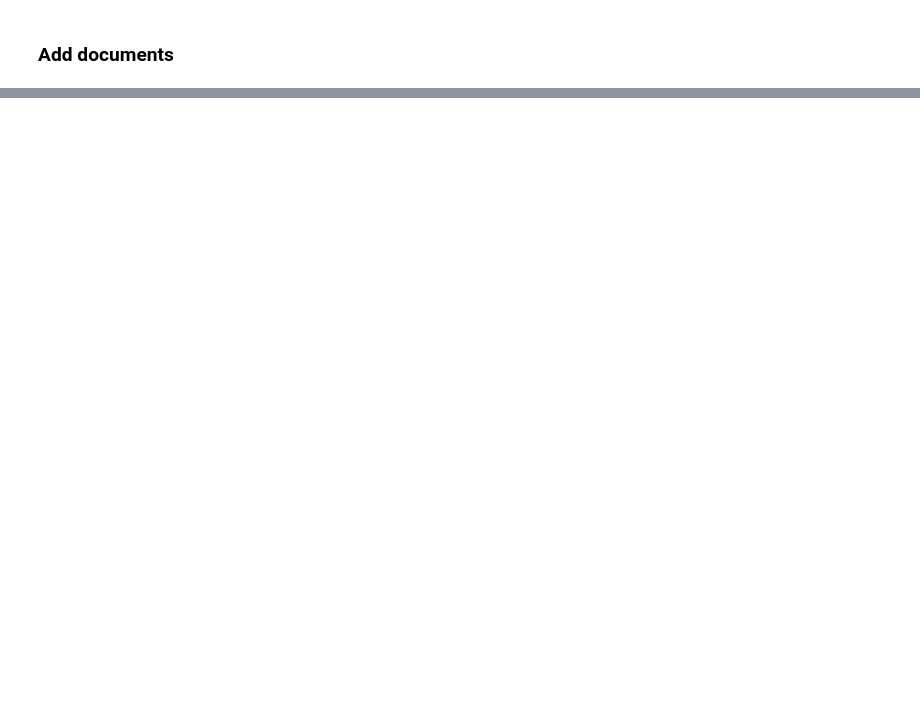
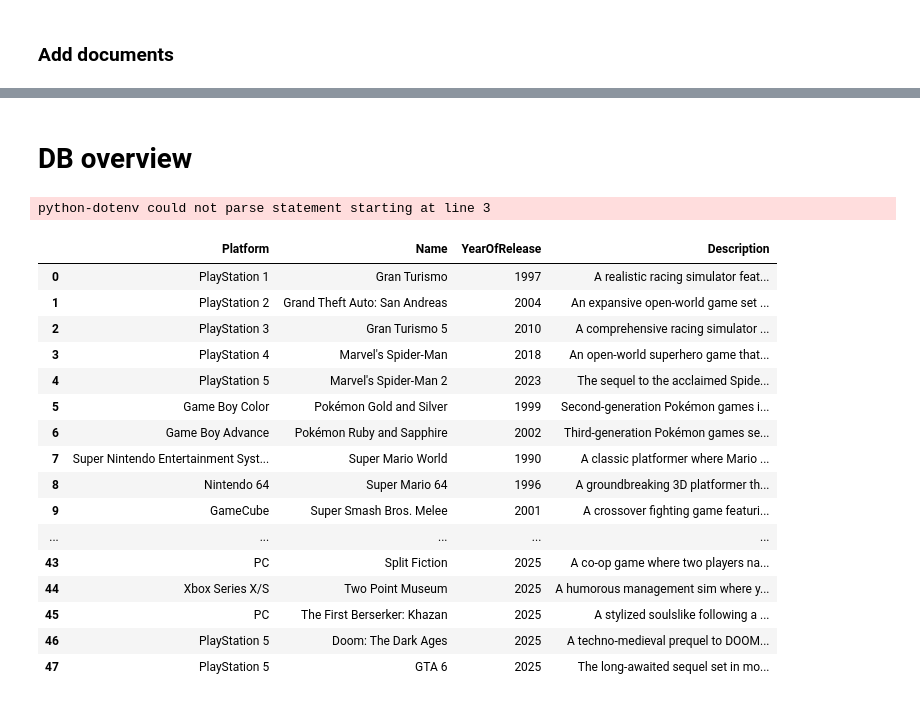
Before and after one commit to adityasinghrathore-asr/Agentic-Examples-, a Jupyter notebook: udacity/module_01_extending_tools/Udaplay_01_starter_project.ipynb, the cells around one changed output, grey strips where cells are left out. Cells and saved outputs as stored; diff of their text form; code cells hidden in the pictures; blank space fills up the shorter version.

```diff
--- a/udacity/module_01_extending_tools/Udaplay_01_starter_project.ipynb
+++ b/udacity/module_01_extending_tools/Udaplay_01_starter_project.ipynb
@@ -94,0 +174,13 @@ for file_name in sorted(os.listdir(data_dir)):
+# %%
+class retrievedDocument(BaseModel):
+    """Pydantic data model for retrieved documents from the vectorstore"""
+    Platform: Annotated[str, Field(description="Game platform (PC, Xbox, Wii...)")]
+    Name: Annotated[str, Field(description="Title of the game")]
+    YearOfRelease: Annotated[int, Field(description="Year of release")]
+    Description: Annotated[str, Field(description="One-liner game description")]
+# %%
+metadatas = all_records['metadatas']
+platforms=[];names=[];years=[];descriptions=[]
+# Use pydantic data model
+# Now you can access them as model objects, ie result.Name, result.Description, ect...
+documents = [retrievedDocument(**metadata) for metadata in metadatas]
@@ -94,0 +231,2 @@ for file_name in sorted(os.listdir(data_dir)):
+# %% [markdown]
+# DB overview
@@ -94,0 +257,26 @@ for file_name in sorted(os.listdir(data_dir)):
+# %%
+temp={}
+all_records = retrieve_all_games()
+for i in range(len(all_records)):
+    temp[i] = pd.DataFrame(json.loads(all_records[i].model_dump_json()), index=[i])
+records_df = pd.concat(temp,ignore_index=True)
+records_df
+# %% [output]
+python-dotenv could not parse statement starting at line 3
+|  | Platform | Name | YearOfRelease | Description |
+| 0 | PlayStation 1 | Gran Turismo | 1997 | A realistic racing simulator feat... |
+| 1 | PlayStation 2 | Grand Theft Auto: San Andreas | 2004 | An expansive open-world game set ... |
+| 2 | PlayStation 3 | Gran Turismo 5 | 2010 | A comprehensive racing simulator ... |
+| 3 | PlayStation 4 | Marvel's Spider-Man | 2018 | An open-world superhero game that... |
+| 4 | PlayStation 5 | Marvel's Spider-Man 2 | 2023 | The sequel to the acclaimed Spide... |
+| 5 | Game Boy Color | Pokémon Gold and Silver | 1999 | Second-generation Pokémon games i... |
+| 6 | Game Boy Advance | Pokémon Ruby and Sapphire | 2002 | Third-generation Pokémon games se... |
+| 7 | Super Nintendo Entertainment Syst... | Super Mario World | 1990 | A classic platformer where Mario ... |
+| 8 | Nintendo 64 | Super Mario 64 | 1996 | A groundbreaking 3D platformer th... |
+| 9 | GameCube | Super Smash Bros. Melee | 2001 | A crossover fighting game featuri... |
+| ... | ... | ... | ... | ... |
+| 43 | PC | Split Fiction | 2025 | A co-op game where two players na... |
+| 44 | Xbox Series X/S | Two Point Museum | 2025 | A humorous management sim where y... |
+| 45 | PC | The First Berserker: Khazan | 2025 | A stylized soulslike following a ... |
+| 46 | PlayStation 5 | Doom: The Dark Ages | 2025 | A techno-medieval prequel to DOOM... |
+| 47 | PlayStation 5 | GTA 6 | 2025 | The long-awaited sequel set in mo... |
```
Also changed, not shown: parts of 18 cells of this notebook, 6 other files.
